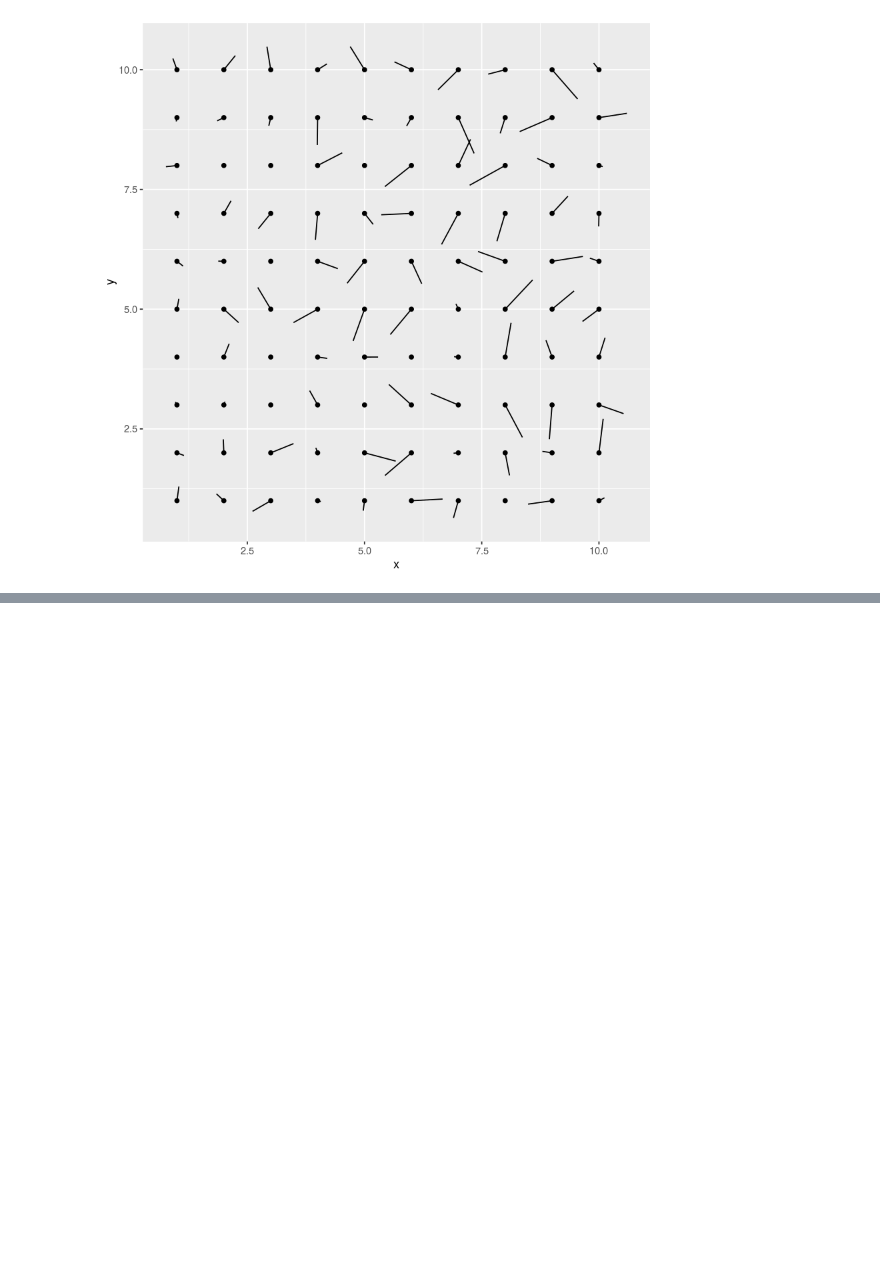
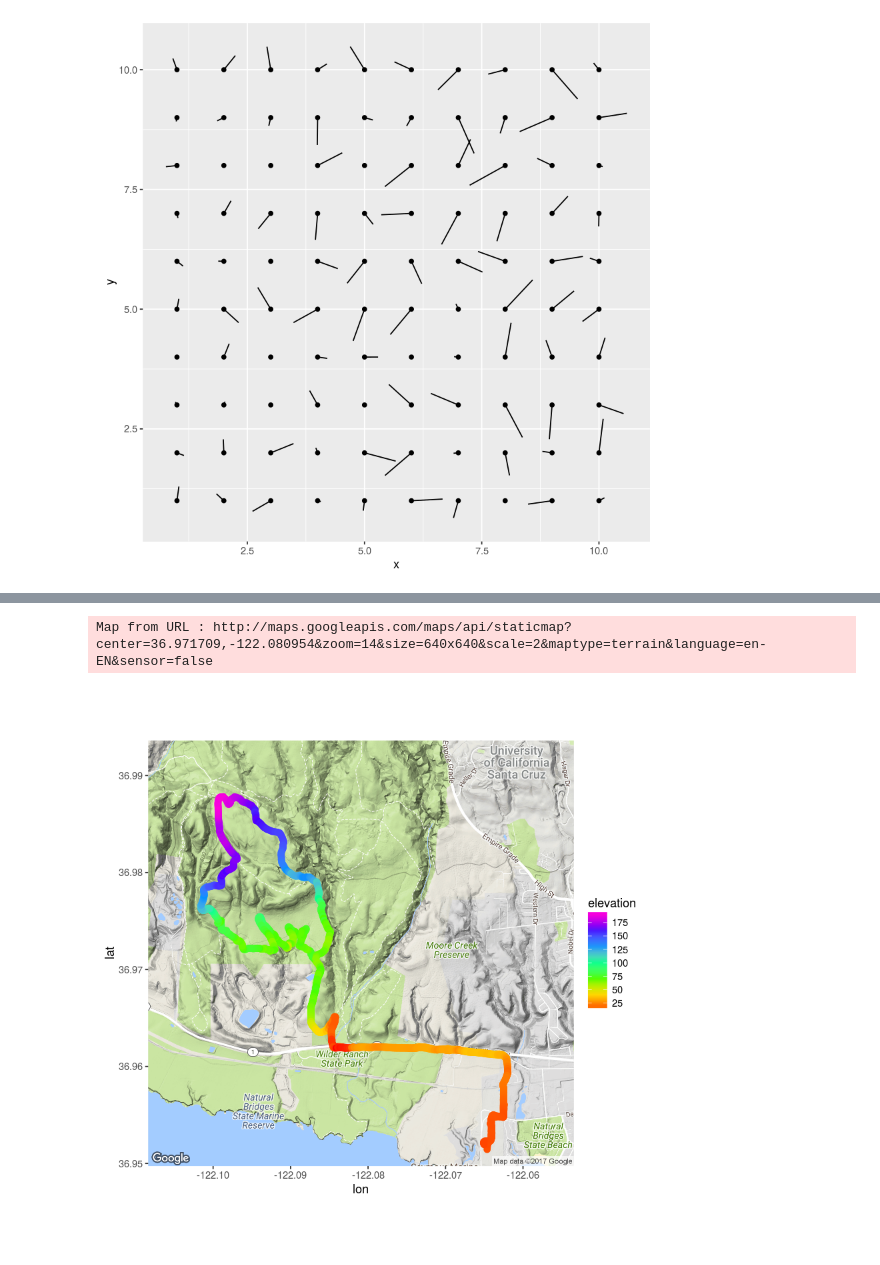
Before and after one commit to dynamicwebpaige/ml-code-snippets, a Jupyter notebook: R-code-snippets.ipynb, the cells around one changed output, grey strips where cells are left out. Drawn from its saved outputs; the diff is of its cells as text; code cells hidden in the pictures; blank space fills up the shorter version.

```diff
--- a/R-code-snippets.ipynb
+++ b/R-code-snippets.ipynb
@@ -15,0 +43,12 @@ ggplot(df, aes(x, y)) +
+# %%
+library(ggmap)
+library(RCurl)
+x <- getURL("https://raw.githubusercontent.com/eriqande/rep-res-course/master/data/bike-ride.csv")
+bike <- read.csv(text = x)
+bikemap1 <- get_map(location = c(-122.080954, 36.971709), maptype = "terrain", source = "google", zoom=14)
+ggmap(bikemap1) +
+  geom_path(data = bike, aes(color = elevation), size = 3, lineend = "round") +
+  scale_color_gradientn(colours = rainbow(7), breaks = seq(25, 200, 25))
+# %% [output]
+Map from URL : http://maps.googleapis.com/maps/api/staticmap?center=36.971709,-122.080954&zoom=14&size=640x640&scale=2&maptype=terrain&language=en-EN&sensor=false
+[figure, added]
```
Also changed, not shown: parts of 3 cells of this notebook.
